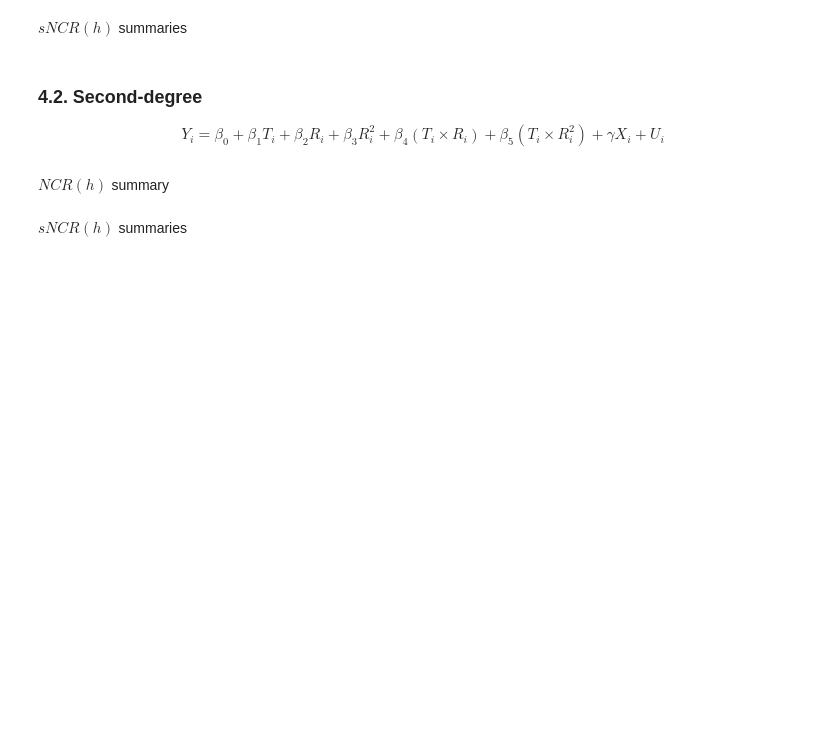
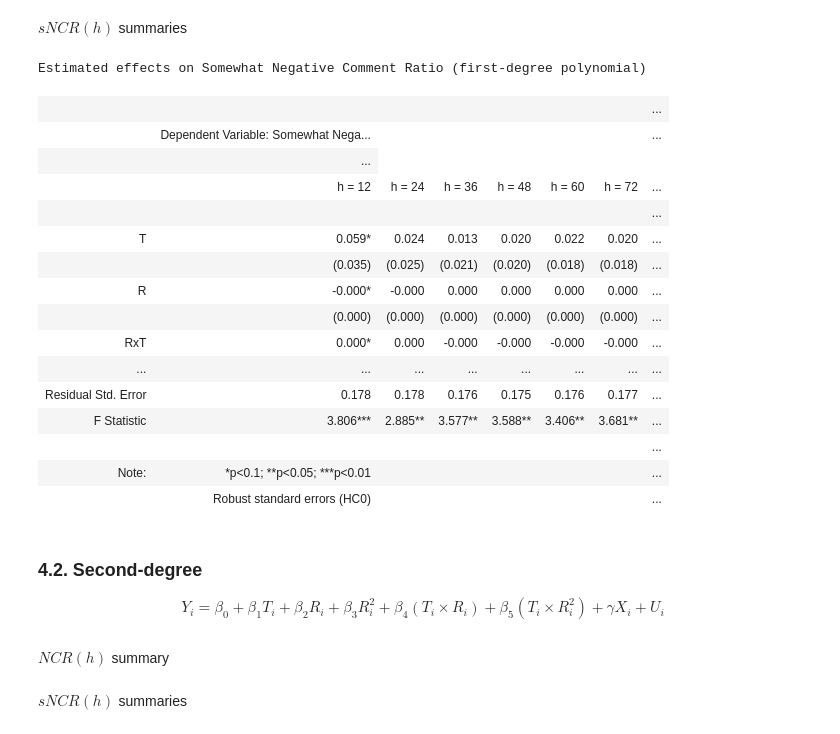
Before and after one commit to ArturoSbr/youtube-dislike-count, a Jupyter notebook: cod/02_analysis/01_analysis.ipynb, the cells around one changed output. Cells and saved outputs as stored; diff of their text form; code cells hidden in the pictures; blank space fills up the shorter version.

```diff
--- a/cod/02_analysis/01_analysis.ipynb
+++ b/cod/02_analysis/01_analysis.ipynb
@@ -331,19 +366,37 @@ ncr1d1
 $sNCR(h)$ summaries
 # %%
 # Model summaries
-ncr2d2 = Stargazer(d1[6:])
-ncr2d2.dependent_variable_name('Dependent Variable: Somewhat Negative Comment Ratio')
-ncr2d2.custom_columns([f'h = {h}' for h in hours], [1]*6)
-ncr2d2.covariate_order(['treat','r','I(r * treat)','Intercept'])#,'toneNeg'])
-ncr2d2.rename_covariates({'I(r * treat)':'RxT','r':'R','treat':'T'})#,'toneNeg':'Negative tone'})
-ncr2d2.show_degrees_of_freedom(False)
-ncr2d2.add_custom_notes(['Robust standard errors (HC0)'])
-ncr2d2.show_model_numbers(False)
-ncr2d2.title('Estimated effects on Somewhat Negative Comment Ratio (first-degree polynomial)')
-ncr2d2
+ncr2d1 = Stargazer(d1[6:12])
+ncr2d1.dependent_variable_name('Dependent Variable: Somewhat Negative Comment Ratio')
+ncr2d1.custom_columns([f'h = {h}' for h in windows], [1]*6)
+ncr2d1.covariate_order(['treat','r','I(r * treat)','Intercept'])#,'toneNeg'])
+ncr2d1.rename_covariates({'I(r * treat)':'RxT','r':'R','treat':'T'})#,'toneNeg':'Negative tone'})
+ncr2d1.show_degrees_of_freedom(False)
+ncr2d1.add_custom_notes(['Robust standard errors (HC0)'])
+ncr2d1.show_model_numbers(False)
+ncr2d1.title('Estimated effects on Somewhat Negative Comment Ratio (first-degree polynomial)')
+ncr2d1
 
 # Latex output
 # print(ncr2d2.render_latex())
+# %% [output]
+Estimated effects on Somewhat Negative Comment Ratio (first-degree polynomial)
+|  |  |  |  |  |  |  | ... |
+|  | Dependent Variable: Somewhat Nega... |  |  |  |  |  | ... |
+|  | ... |
+|  | h = 12 | h = 24 | h = 36 | h = 48 | h = 60 | h = 72 | ... |
+|  |  |  |  |  |  |  | ... |
+| T | 0.059* | 0.024 | 0.013 | 0.020 | 0.022 | 0.020 | ... |
+|  | (0.035) | (0.025) | (0.021) | (0.020) | (0.018) | (0.018) | ... |
+| R | -0.000* | -0.000 | 0.000 | 0.000 | 0.000 | 0.000 | ... |
+|  | (0.000) | (0.000) | (0.000) | (0.000) | (0.000) | (0.000) | ... |
+| RxT | 0.000* | 0.000 | -0.000 | -0.000 | -0.000 | -0.000 | ... |
+| ... | ... | ... | ... | ... | ... | ... | ... |
+| Residual Std. Error | 0.178 | 0.178 | 0.176 | 0.175 | 0.176 | 0.177 | ... |
+| F Statistic | 3.806*** | 2.885** | 3.577** | 3.588** | 3.406** | 3.681** | ... |
+|  |  |  |  |  |  |  | ... |
+| Note: | *p<0.1; **p<0.05; ***p<0.01 |  |  |  |  |  | ... |
+|  | Robust standard errors (HC0) |  |  |  |  |  | ... |
 # %% [markdown]
 ### 4.2. Second-degree
 $$Y_i = \beta_0 + \beta_1 T_i + \beta_2 R_i + \beta_3 R_i^2 + \beta_4 (T_i \times R_i) + \beta_5 (T_i \times R_i^2) + \gamma X_i + U_i$$
```
Also changed, not shown: parts of 3 cells of this notebook.
